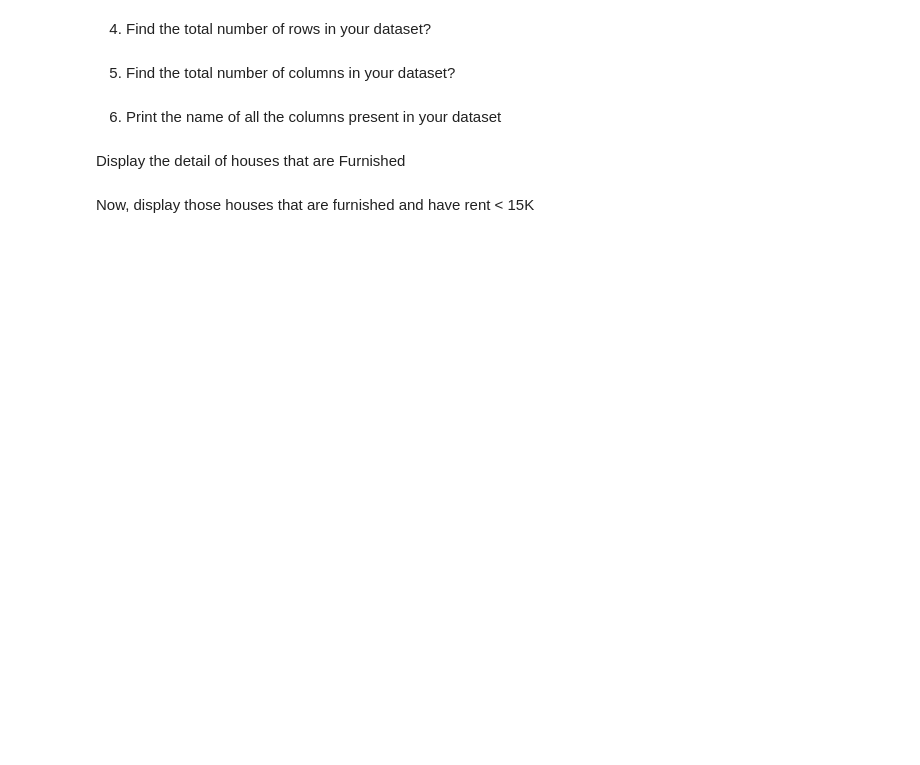
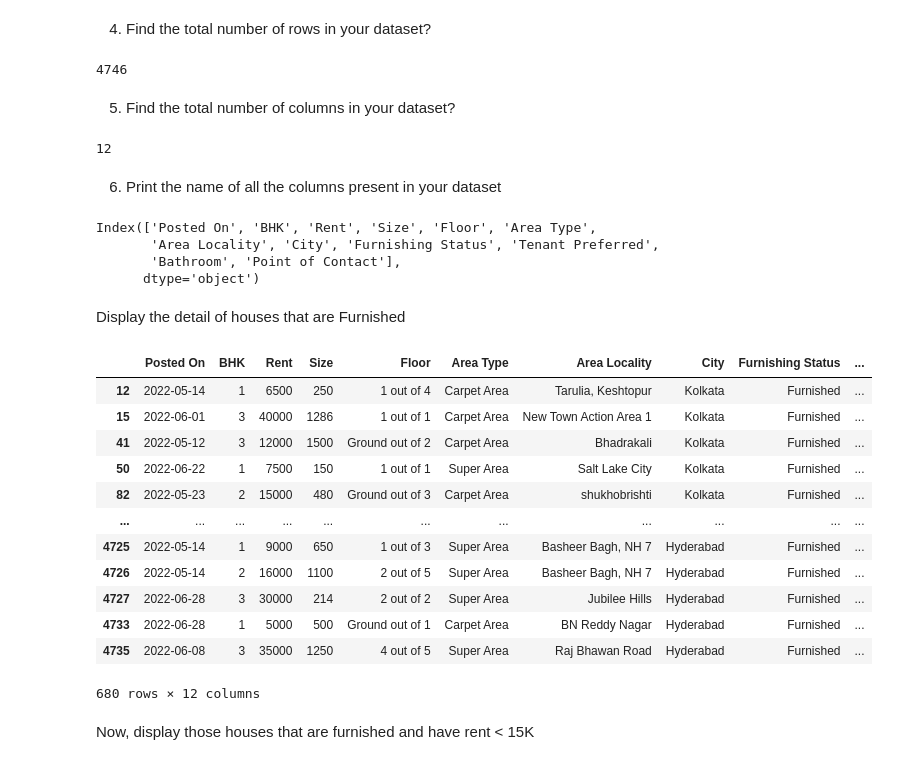
Before and after one commit to Mr-Zainulabadin/python-lab-1, a Jupyter notebook: W09_LAB_Programming_for_AI.ipynb, the cells around one changed output. Saved outputs shown, nothing was run; the diff lists cells and outputs as text; code cells hidden in the pictures; blank space fills up the shorter version.

```diff
--- a/W09_LAB_Programming_for_AI.ipynb
+++ b/W09_LAB_Programming_for_AI.ipynb
@@ -412,17 +463,44 @@ Posted On, Rent, city and Furnishing Status
 4. Find the total number of rows in your dataset?
 # %%
 # YOUR CODE HERE
+house_details.shape[0]
+# %% [output]
+4746
 # %% [markdown]
 5. Find the total number of columns in your dataset?
 # %%
 # YOUR CODE HERE
+house_details.shape[1]
+# %% [output]
+12
 # %% [markdown]
 6. Print the name of all the columns present in your dataset
 # %%
 # YOUR CODE HERE
+house_details.columns
+# %% [output]
+Index(['Posted On', 'BHK', 'Rent', 'Size', 'Floor', 'Area Type',
+       'Area Locality', 'City', 'Furnishing Status', 'Tenant Preferred',
+       'Bathroom', 'Point of Contact'],
+      dtype='object')
 # %% [markdown]
 Display the detail of houses that are Furnished
 # %%
 # YOUR CODE HERE
+house_details[house_details["Furnishing Status"] == "Furnished"]
+# %% [output]
+|  | Posted On | BHK | Rent | Size | Floor | Area Type | Area Locality | City | Furnishing Status | ... |
+| 12 | 2022-05-14 | 1 | 6500 | 250 | 1 out of 4 | Carpet Area | Tarulia, Keshtopur | Kolkata | Furnished | ... |
+| 15 | 2022-06-01 | 3 | 40000 | 1286 | 1 out of 1 | Carpet Area | New Town Action Area 1 | Kolkata | Furnished | ... |
+| 41 | 2022-05-12 | 3 | 12000 | 1500 | Ground out of 2 | Carpet Area | Bhadrakali | Kolkata | Furnished | ... |
+| 50 | 2022-06-22 | 1 | 7500 | 150 | 1 out of 1 | Super Area | Salt Lake City | Kolkata | Furnished | ... |
+| 82 | 2022-05-23 | 2 | 15000 | 480 | Ground out of 3 | Carpet Area | shukhobrishti | Kolkata | Furnished | ... |
+| ... | ... | ... | ... | ... | ... | ... | ... | ... | ... | ... |
+| 4725 | 2022-05-14 | 1 | 9000 | 650 | 1 out of 3 | Super Area | Basheer Bagh, NH 7 | Hyderabad | Furnished | ... |
+| 4726 | 2022-05-14 | 2 | 16000 | 1100 | 2 out of 5 | Super Area | Basheer Bagh, NH 7 | Hyderabad | Furnished | ... |
+| 4727 | 2022-06-28 | 3 | 30000 | 214 | 2 out of 2 | Super Area | Jubilee Hills | Hyderabad | Furnished | ... |
+| 4733 | 2022-06-28 | 1 | 5000 | 500 | Ground out of 1 | Carpet Area | BN Reddy Nagar | Hyderabad | Furnished | ... |
+| 4735 | 2022-06-08 | 3 | 35000 | 1250 | 4 out of 5 | Super Area | Raj Bhawan Road | Hyderabad | Furnished | ... |
+680 rows × 12 columns
 # %% [markdown]
 Now, display those houses that are furnished and have rent < 15K
```
Also changed, not shown: parts of 38 cells of this notebook.
